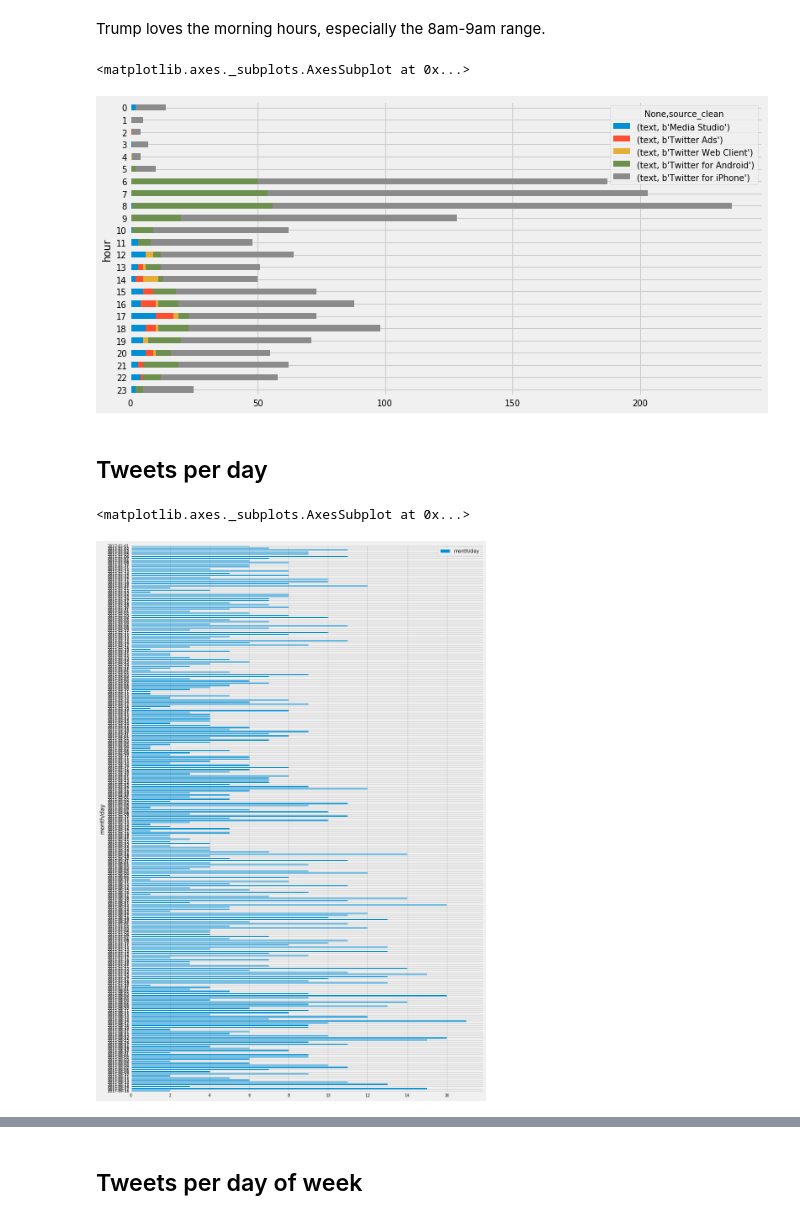
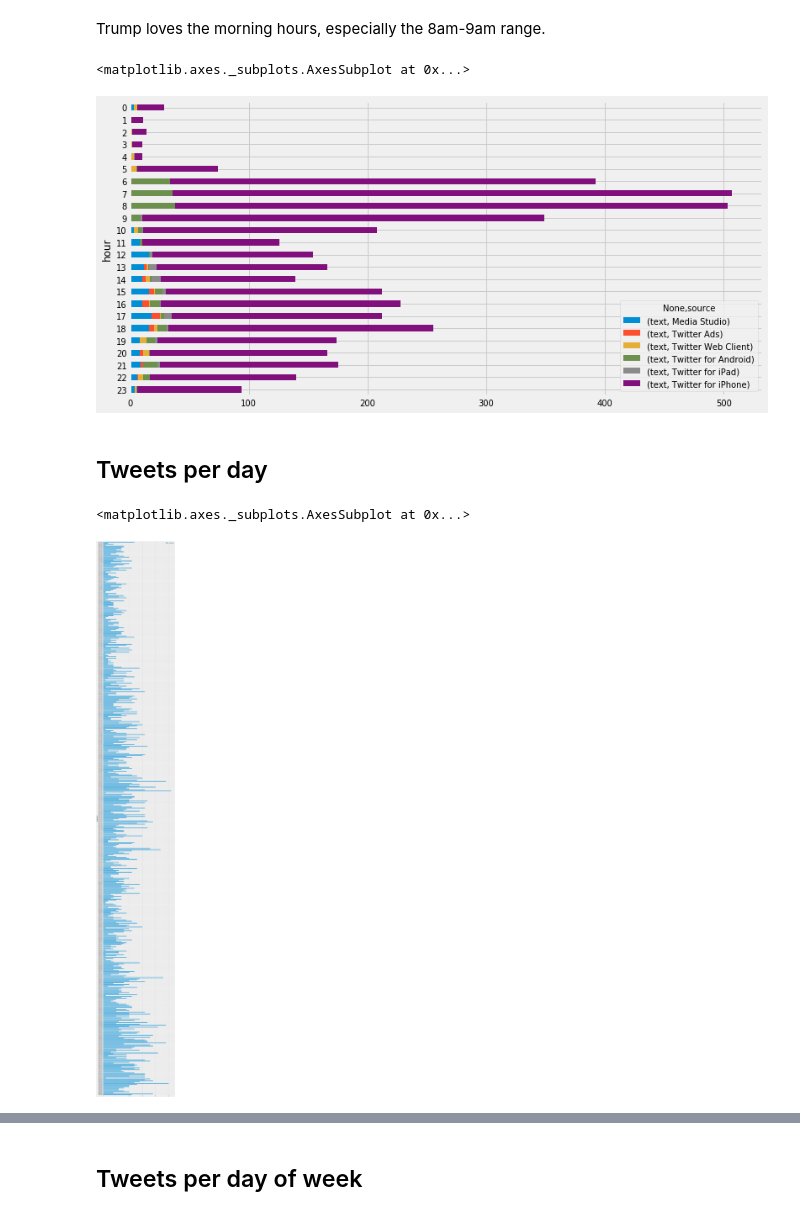
Before and after one commit to nprapps/trump-tweet-analysis, a Jupyter notebook: trump-tweets.ipynb, the cells around one changed output, grey strips where cells are left out. Cells and saved outputs as stored; diff of their text form; code cells hidden in the pictures.

Commit message:
update with 2018 data

```diff
--- a/trump-tweets.ipynb
+++ b/trump-tweets.ipynb
@@ -92,10 +95,20 @@ def convertUTCtoFull(date):
     utc = arrow.get(date)
     return utc.to('US/Eastern').format('dddd, MMM D, YYYY h:mm A')
 
+# convert to year
+def convertUTCtoYear(date):
+    utc = arrow.get(date)
+    return utc.to('US/Eastern').format('YYYY')
+
 # convert to month
 def convertUTCtoMonth(date):
     utc = arrow.get(date)
     return utc.to('US/Eastern').format('MM')
+
+# convert to year-month
+def convertUTCtoYearMonth(date):
+    utc = arrow.get(date)
+    return utc.to('US/Eastern').format('YYYY-MM')
 
 # convert to day
 def convertUTCtoDay(date):
@@ -121,6 +134,13 @@ def convertUTCtoHourOfDay(date):
 def convertUTCtoWeekNumber(date):
     return int(date.strftime('%U'))
 
+# convert to year + week of year
+def convertUTCtoYearWeekNumber(date):
+    utc = arrow.get(date)
+    year = utc.to('US/Eastern').format('YYYY')
+    weekno = int(date.strftime('%U'))
+    return str(year) + '-' + str(weekno).zfill(2)
+
 # Strip HTML
 def stripHTML(html):
     tree = ET.fromstring(html)
@@ -135,9 +155,18 @@ def encodeText(line):
 # %% [markdown]
 Open the `json` file and then use the `json_normalize()` function to flatten it for use with Pandas, which doesn't like nested json.
 # %%
-with open('data/master_2017_processed.json') as f:
+# with open('data/master_2017_processed.json') as f:
+#     jsondata = json.load(f)
+# normalized_json = pd.io.json.json_normalize(jsondata)
+# tweets = pd.DataFrame(normalized_json)
+# tweets['created_date'] = pd.to_datetime(tweets['created_at'])
+# tweets.text.fillna(tweets.full_text, inplace=True)
+# tweets.text.fillna(tweets.text, inplace=True)
+
+with open('data/processed.json') as f:
     jsondata = json.load(f)
 normalized_json = pd.io.json.json_normalize(jsondata)
 tweets = pd.DataFrame(normalized_json)
 tweets['created_date'] = pd.to_datetime(tweets['created_at'])
-tweets.text.fillna(tweets.full_text, inplace=True)
+tweets['id'] = tweets['id_str']
+tweets.text.fillna(tweets.text, inplace=True)
@@ -146,10 +177,15 @@ Add many time grouping columns.
 # %%
 tweets['human_date'] = tweets['created_date'].apply(convertUTCtoFull)
 tweets['month/day'] = tweets['created_date'].apply(convertUTCtoMonthDay)
+tweets['year'] = tweets['created_date'].apply(convertUTCtoYear)
 tweets['month'] = tweets['created_date'].apply(convertUTCtoMonth)
+tweets['year_month'] = tweets['created_date'].apply(convertUTCtoYearMonth)
 tweets['day'] = tweets['created_date'].apply(convertUTCtoDay)
 tweets['day of week'] = tweets['created_date'].apply(convertUTCtoDayOfWeek)
 tweets['hour'] = tweets['created_date'].apply(convertUTCtoHourOfDay)
 tweets['week'] = tweets['created_date'].apply(convertUTCtoWeekNumber)
+tweets['year_week'] = tweets['created_date'].apply(convertUTCtoYearWeekNumber)
 tweets['text encoded'] = tweets['text'].apply(encodeText)
 tweets.set_index('created_date', inplace=True)
+
+tweets.head()
@@ -157,5 +203,7 @@ tweets.set_index('created_date', inplace=True)
 # Sources
 # %%
-tweets['source_clean'] = tweets['source'].apply(stripHTML)
-tweets['source_clean'].unique()
+# tweets['source_clean'] = tweets['source'].apply(stripHTML)
+# tweets['source_clean'].unique()
+
+tweets['source'].unique()
 # %% [output]
@@ -174,21 +222,24 @@ len(tweets.index)
 # %% [markdown]
 Trump loves the morning hours, especially the 8am-9am range.
 # %%
-tweetsPerHour = tweets[['source_clean', 'hour', 'text']].pivot_table(
-    index='hour', columns=['source_clean'], aggfunc='count')
+# tweetsPerHour = tweets[['source_clean', 'hour', 'text']].pivot_table(
+#     index='hour', columns=['source_clean'], aggfunc='count')
+
+tweetsPerHour = tweets[['source', 'hour', 'text']].pivot_table(
+    index='hour', columns=['source'], aggfunc='count')
 tweetsPerHour.to_csv('output/tweets-per-hour-of-day.csv')
 tweetsPerHour.iloc[::-1].plot(kind='barh', stacked=True)
 # %% [output]
 <matplotlib.axes._subplots.AxesSubplot at 0x...>
-[figure, old version]
+[figure, new version]
 # %% [markdown]
 ## Tweets per day
 # %%
 tweetsPerDay = tweets[['month/day']].groupby(tweets['month/day']).count()
-tweetsPerDay.iloc[::-1].plot(kind='barh', figsize=(12,20), fontsize=8)
+tweetsPerDay.iloc[::-1].plot(kind='barh', figsize=(12,100), fontsize=8)
 # %% [output]
 <matplotlib.axes._subplots.AxesSubplot at 0x...>
-[figure, old version]
+[figure, new version]
 # %%
 tweetsPerDay.describe()
 # %% [output]
```
Also changed, not shown: parts of 29 cells of this notebook, 33 other files.
